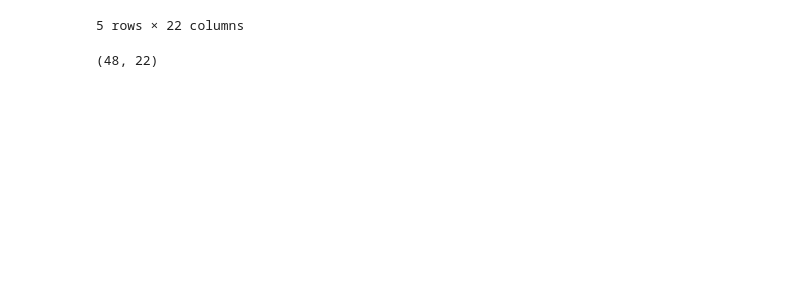
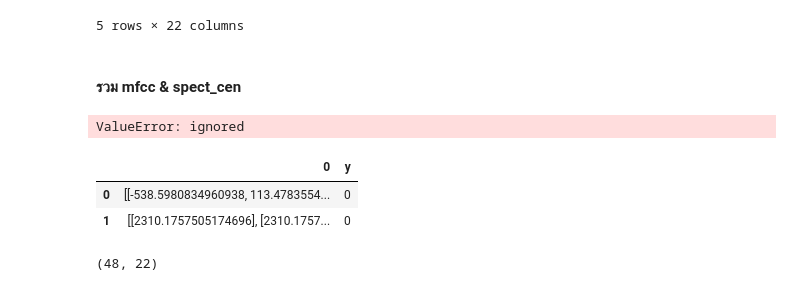
Before and after one commit to Anusarakh/thesis, a Jupyter notebook: MFCC_FV_ML_DEMO_Version.ipynb, the cells around one changed output. Saved outputs shown, nothing was run; the diff lists cells and outputs as text; code cells hidden in the pictures; blank space fills up the shorter version.

```diff
--- a/MFCC_FV_ML_DEMO_Version.ipynb
+++ b/MFCC_FV_ML_DEMO_Version.ipynb
@@ -85,6 +103,33 @@ df_mean.head()
 | 3 | -341.382050 | 87.907219 | -68.019501 | 21.463785 | -9.300843 | 29.104156 | -9.891349 | 10.565740 | -14.902565 | -4.446410 | ... | ... |
 | 4 | -333.593781 | 89.235611 | -48.172359 | 33.847538 | 0.143549 | 21.800449 | -5.154069 | 3.627782 | -8.566092 | -2.217165 | ... | ... |
 5 rows × 22 columns
+# %% [markdown]
+#### รวม mfcc & spect_cen
+# %%
+mfcc_mean_0 = np.array(mfcc_mean_0)
+mfcc_mean_1 = np.array(mfcc_mean_1)
+
+mfcc_mean_df = pd.DataFrame(data = mfcc_mean_0)
+mfcc_mean_df['y'] = 0
+mfcc_mean_df['path'] = classes_0_
+mfcc_mean_df['spec'] = spec_cen_mean_0
+
+mfcc_mean_df_1 = pd.DataFrame(data = mfcc_mean_1)
+mfcc_mean_df_1['y'] = 1
+mfcc_mean_df_1['path'] = classes_1_
+mfcc_mean_df_1['spec'] = spec_cen_mean_1
+df_mean = mfcc_mean_df.append(mfcc_mean_df_1)
+
+print(df_mean.shape)
+df_mean.head()
+# %% [output]
+ValueError: ignored
+# %%
+mfcc_spec_mean_df
+# %% [output]
+|  | 0 | y |
+| 0 | [[-538.5980834960938, 113.4783554... | 0 |
+| 1 | [[2310.1757505174696], [2310.1757... | 0 |
 # %%
 mfcc_var_0 = np.array(mfcc_var_0)
 mfcc_var_1 = np.array(mfcc_var_1)
```
Also changed, not shown: parts of 6 cells of this notebook.
